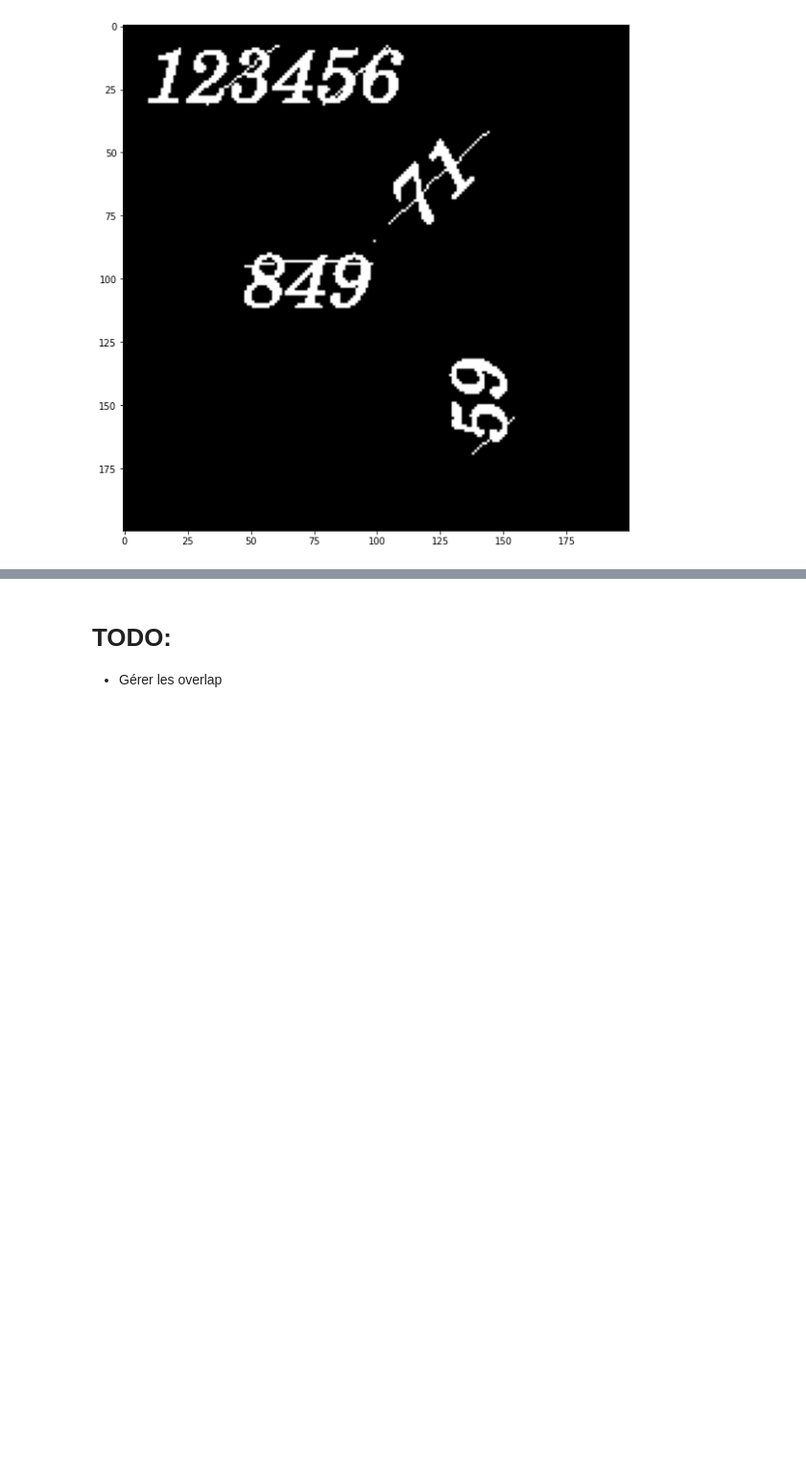
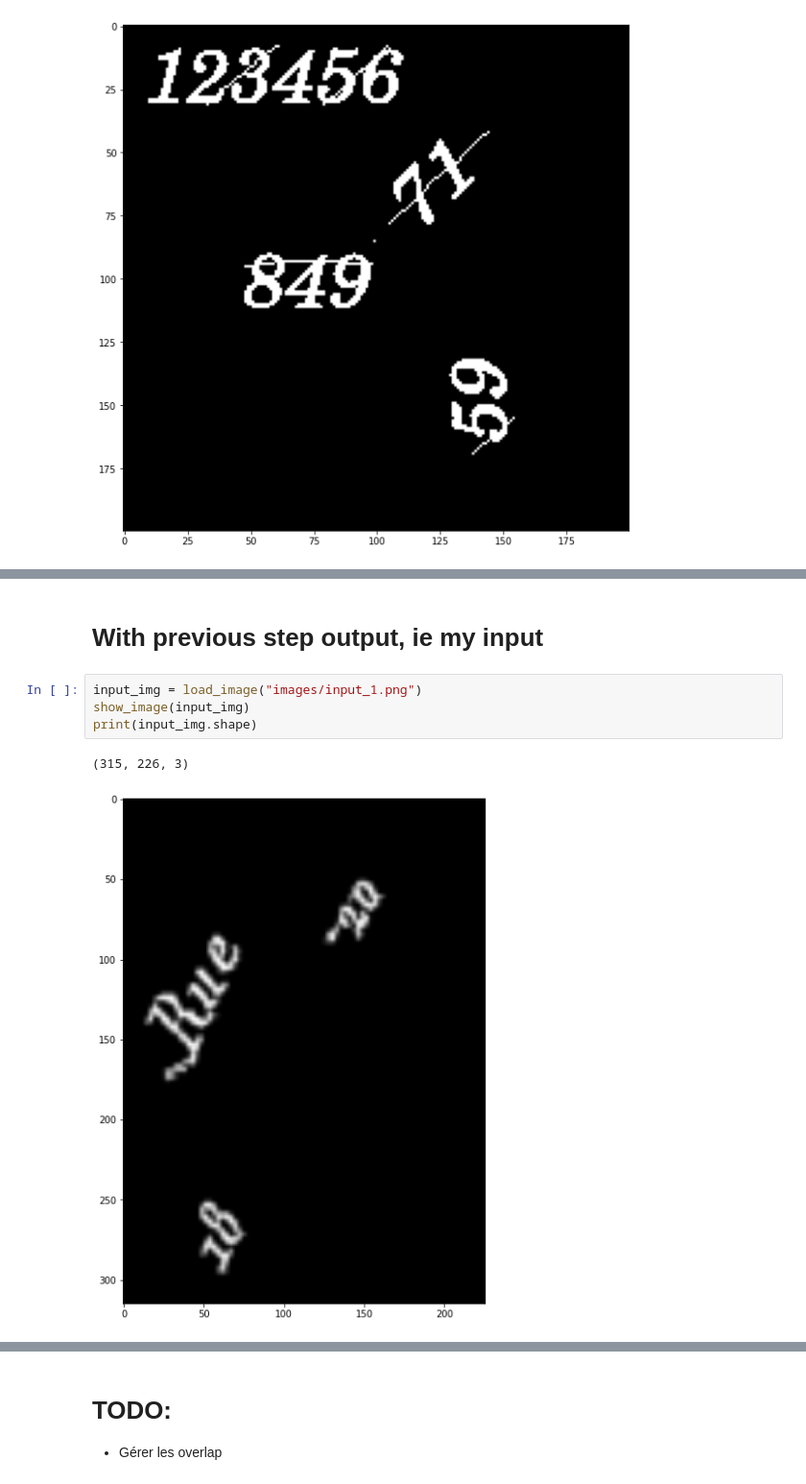
Before and after one commit to AudranDoublet/jacoubet_map_number_detection, a Jupyter notebook: Segmentation.ipynb, the cells around one changed output, grey strips where cells are left out. Shown: that part at 96% size. Saved outputs shown, nothing was run; the diff lists cells and outputs as text; blank space fills up the shorter version.

Commit message:
segmentation: use on images that can be real inputs

```diff
--- a/Segmentation.ipynb
+++ b/Segmentation.ipynb
@@ -373,2 +387,11 @@ n = process(img3, marked, skimage.morphology.disk(0))
 # %% [output]
 [figure]
+# %% [markdown]
+# With previous step output, ie my input
+# %%
+input_img = load_image("images/input_1.png")
+show_image(input_img)
+print(input_img.shape)
+# %% [output]
+(315, 226, 3)
+[figure, added]
```
Also changed, not shown: parts of 13 cells of this notebook, 2 other files.
